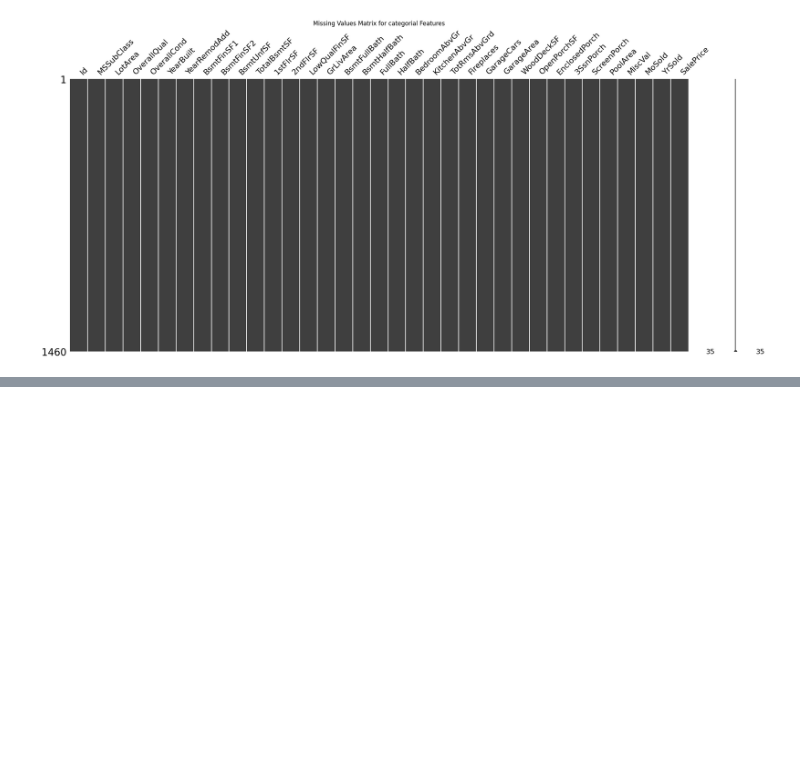
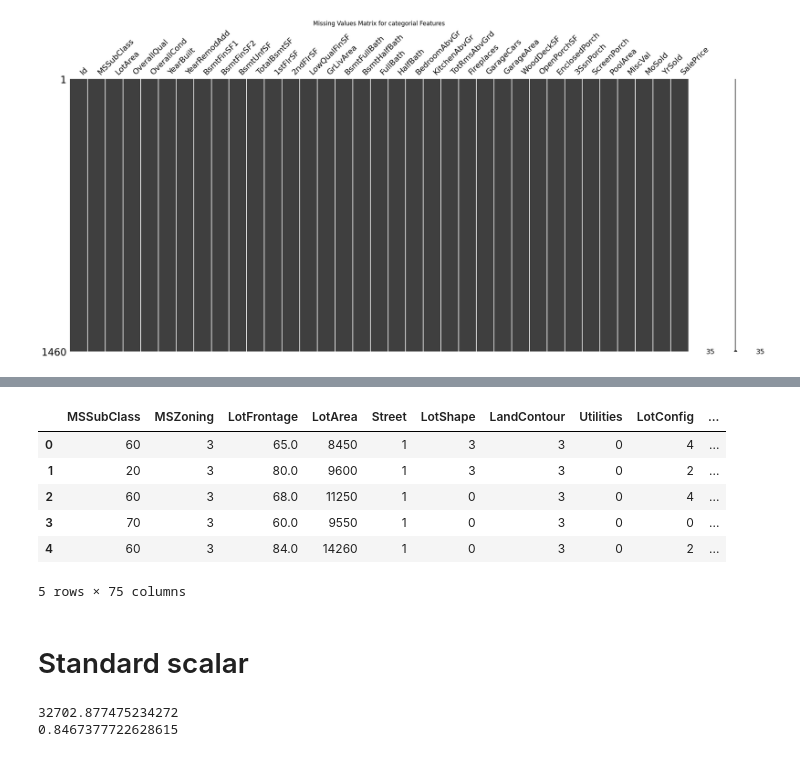
Before and after one commit to mohannadrateb/Data-Science-Eng-Portfolio, a Jupyter notebook: Regression/Housing_prices_ADV/Housing_prices_ADV.ipynb, the cells around one changed output, grey strips where cells are left out. Saved outputs shown, nothing was run; the diff lists cells and outputs as text; code cells hidden in the pictures; blank space fills up the shorter version.

```diff
--- a/Regression/Housing_prices_ADV/Housing_prices_ADV.ipynb
+++ b/Regression/Housing_prices_ADV/Housing_prices_ADV.ipynb
@@ -271,0 +301,12 @@ plt.show()
+# %%
+df_train.drop(columns=['Id'], inplace=True)
+# %%
+df_train.head()
+# %% [output]
+|  | MSSubClass | MSZoning | LotFrontage | LotArea | Street | LotShape | LandContour | Utilities | LotConfig | ... |
+| 0 | 60 | 3 | 65.0 | 8450 | 1 | 3 | 3 | 0 | 4 | ... |
+| 1 | 20 | 3 | 80.0 | 9600 | 1 | 3 | 3 | 0 | 2 | ... |
+| 2 | 60 | 3 | 68.0 | 11250 | 1 | 0 | 3 | 0 | 4 | ... |
+| 3 | 70 | 3 | 60.0 | 9550 | 1 | 0 | 3 | 0 | 0 | ... |
+| 4 | 60 | 3 | 84.0 | 14260 | 1 | 0 | 3 | 0 | 2 | ... |
+5 rows × 75 columns
@@ -271,0 +316,2 @@ plt.show()
+# %% [markdown]
+# Standard scalar
@@ -271,0 +320,11 @@ plt.show()
+# %%
+lr=LinearRegression()
+lr.fit(x_train,y_train)
+y_pred=lr.predict(x_test)
+rms = sqrt(mean_squared_error(y_test, y_pred))
+print(rms)
+acc=lr.score(x_test,y_test)
+print(acc)
+# %% [output]
+32702.877475234272
+0.8467377722628615
```
Also changed, not shown: parts of 7 cells of this notebook.
